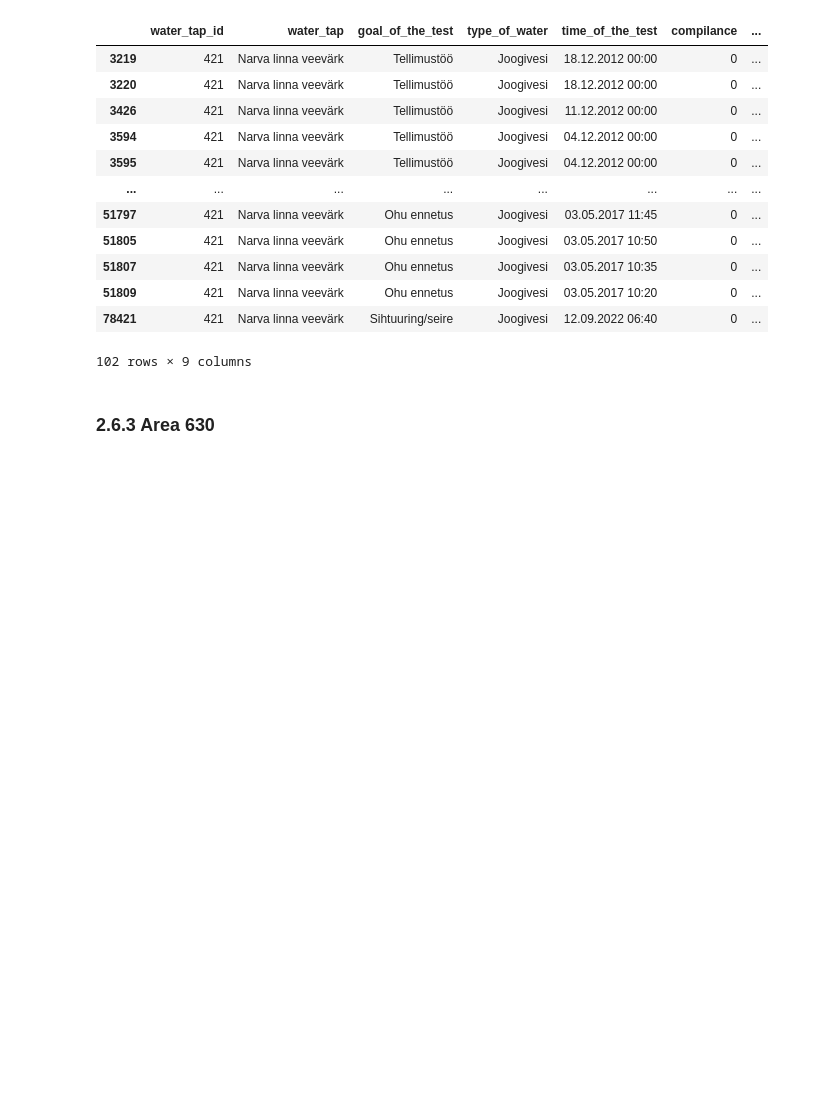
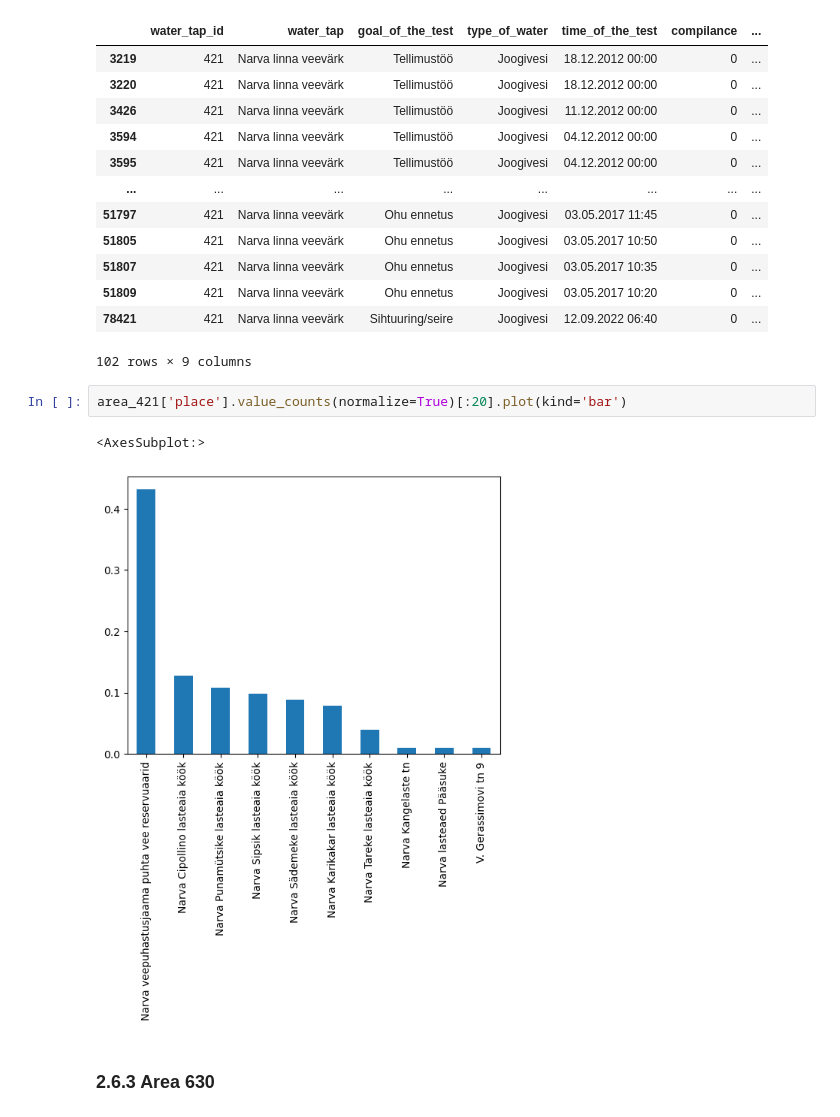
Before and after one commit to lunfman/DrinkingWaterQualityPrediction, a Jupyter notebook: open_data_analysis.ipynb, the cells around one changed output. Cells and saved outputs as stored; diff of their text form; blank space fills up the shorter version.

```diff
--- a/open_data_analysis.ipynb
+++ b/open_data_analysis.ipynb
@@ -319,6 +324,11 @@ area_421
 | 51809 | 421 | Narva linna veevärk | Ohu ennetus | Joogivesi | 03.05.2017 10:20 | 0 | ... |
 | 78421 | 421 | Narva linna veevärk | Sihtuuring/seire | Joogivesi | 12.09.2022 06:40 | 0 | ... |
 102 rows × 9 columns
+# %%
+area_421['place'].value_counts(normalize=True)[:20].plot(kind='bar')
+# %% [output]
+<AxesSubplot:>
+[figure, added]
 # %% [markdown]
 ### 2.6.3 Area 630
 # %%
```
Also changed, not shown: parts of 17 cells of this notebook, 1 other file.
